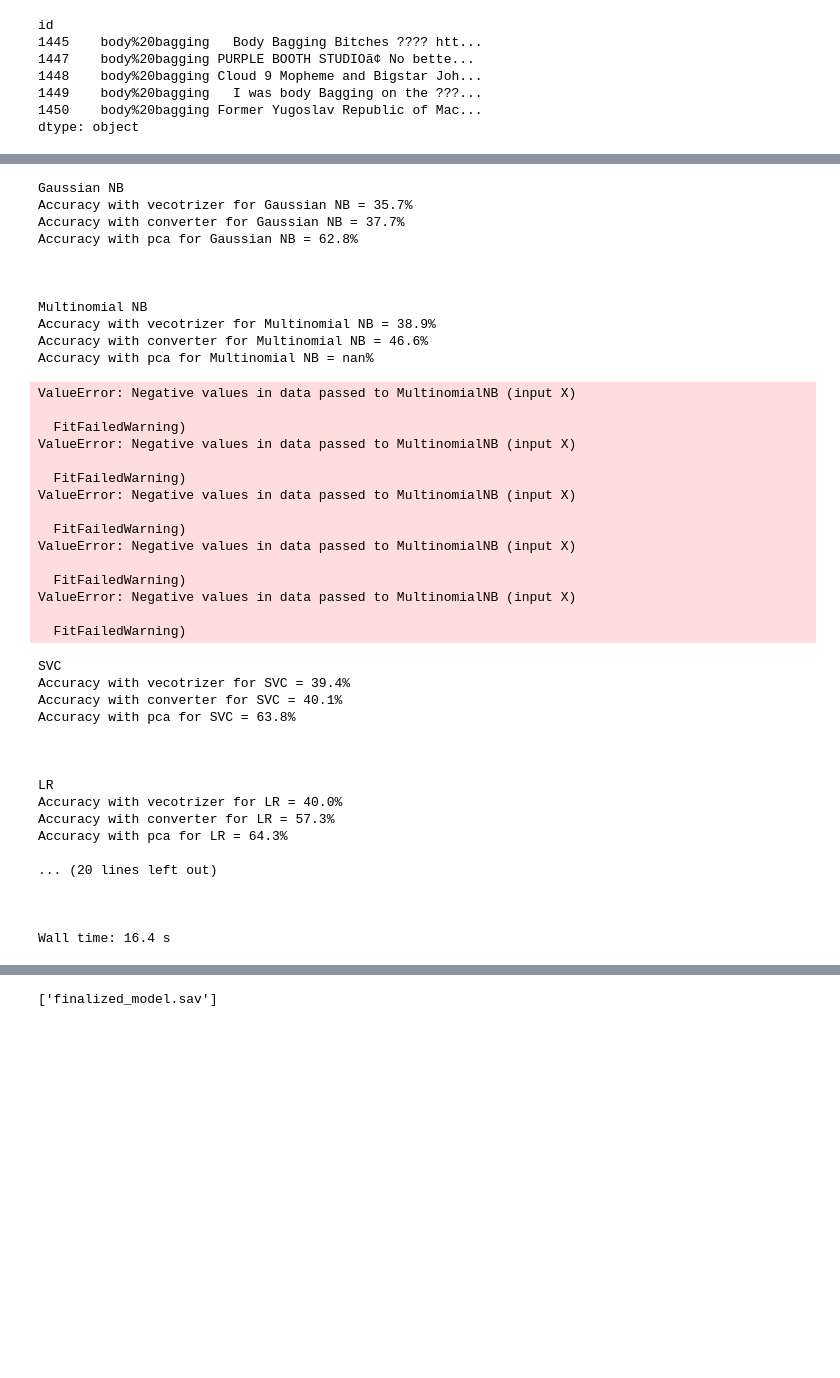
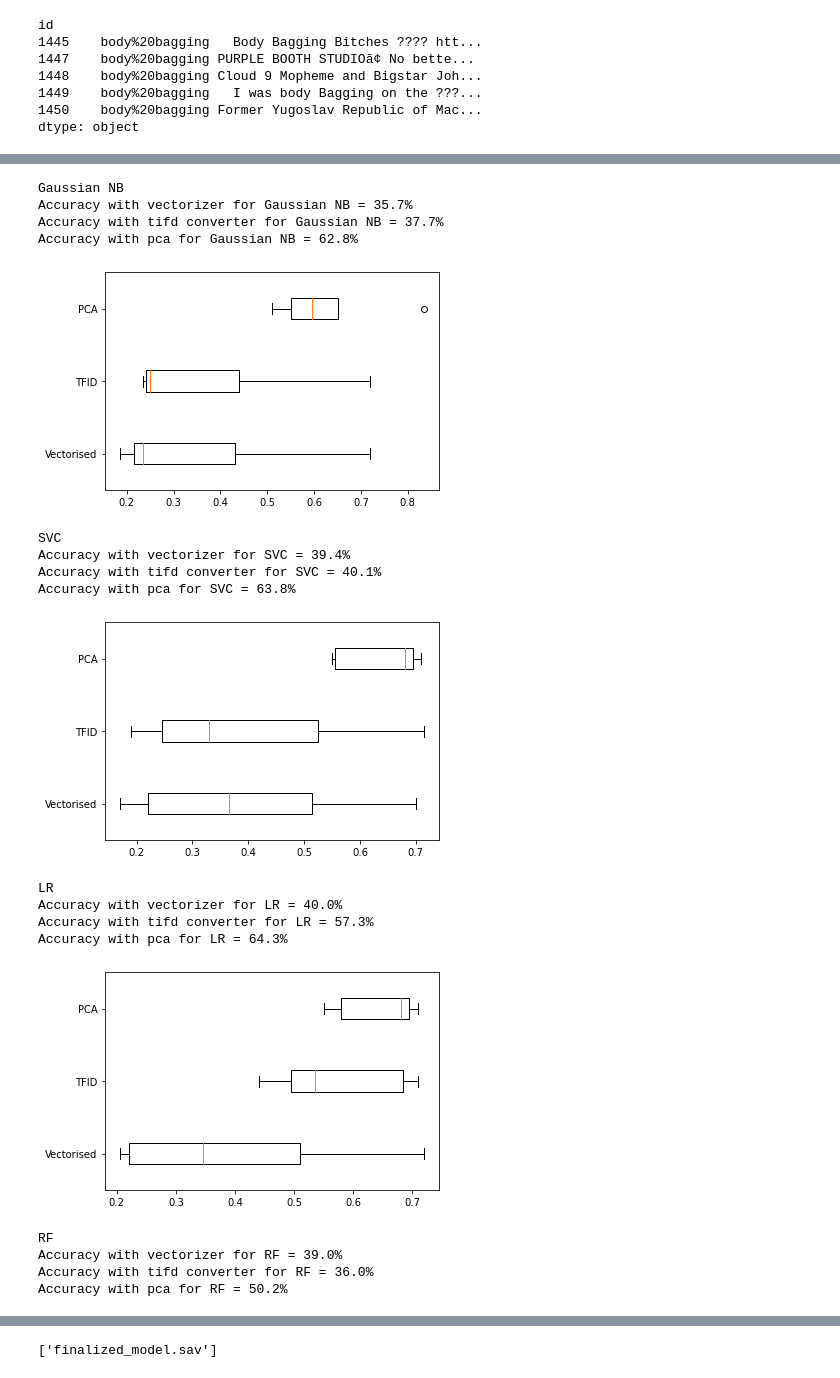
Before and after one commit to MrFlygerian/Tweet-classification, a Jupyter notebook: Kaggle Comp Notebook.ipynb, the cells around one changed output, grey strips where cells are left out. Saved outputs shown, nothing was run; the diff lists cells and outputs as text; code cells hidden in the pictures; blank space fills up the shorter version.

```diff
--- a/Kaggle Comp Notebook.ipynb
+++ b/Kaggle Comp Notebook.ipynb
@@ -198,69 +197,57 @@ def scores_list_to_df(scores):
 # %%
 %%time
 models = get_models()
 
 converter = TfidfTransformer()
 Tfid_train_array = converter.fit_transform(train_array).toarray()
 
 pca = PCA(n_components = 10, svd_solver='full')
 pca_train_array = pca.fit_transform(train_array)
 
+cv_scores = []
+
 scores = []
 for model in models:
     clf = models[model]
-    vec_score = np.mean(cross_val_score(clf,train_array, y, cv = 5))
-    Tfid_score = np.mean(cross_val_score(clf, Tfid_train_array, y, cv = 5))
-    pca_score = np.mean(cross_val_score(clf, pca_train_array, y, cv = ))
+
+    vec_scores = cross_val_score(clf,train_array, y, cv = 5)
+    mean_vec_score = np.mean(vec_scores)
+
+    tfid_scores = cross_val_score(clf, Tfid_train_array, y, cv = 5)
+    mean_tfid_score = np.mean(tfid_scores)
+
+    pca_scores = cross_val_score(clf, pca_train_array, y, cv = 5)
+    mean_pca_score = np.mean(pca_scores)
 
     print(model)
-    print(f"Accuracy with vectorizer for {model} = {vec_score:.1%}")
-    print(f"Accuracy with tifd converter for {model} = {Tfid_score:.1%}")
-    print(f"Accuracy with pca for {model} = {pca_score:.1%}")
+    print(f"Accuracy with vectorizer for {model} = {mean_vec_score:.1%}")
+    print(f"Accuracy with tifd converter for {model} = {mean_tfid_score:.1%}")
+    print(f"Accuracy with pca for {model} = {mean_pca_score:.1%}")
+
+    _ = plt.boxplot([vec_scores, tfid_scores, pca_scores], vert=False)
+    plt.yticks([1,2,3], ['Vectorised', 'TFID', 'PCA'])
+    plt.show()
     print("\n"*2)
 
-    score = {model:[vec_score, Tfid_score]}
+    score = {model:[mean_vec_score, mean_tfid_score, mean_pca_score]}
     scores.append(score)
 # %% [output]
 Gaussian NB
-Accuracy with vecotrizer for Gaussian NB = 35.7%
-Accuracy with converter for Gaussian NB = 37.7%
+Accuracy with vectorizer for Gaussian NB = 35.7%
+Accuracy with tifd converter for Gaussian NB = 37.7%
 Accuracy with pca for Gaussian NB = 62.8%
-
-
-
-Multinomial NB
-Accuracy with vecotrizer for Multinomial NB = 38.9%
-Accuracy with converter for Multinomial NB = 46.6%
-Accuracy with pca for Multinomial NB = nan%
+[figure, added]
-ValueError: Negative values in data passed to MultinomialNB (input X)
-
-  FitFailedWarning)
-ValueError: Negative values in data passed to MultinomialNB (input X)
-
-  FitFailedWarning)
-ValueError: Negative values in data passed to MultinomialNB (input X)
-
-  FitFailedWarning)
-ValueError: Negative values in data passed to MultinomialNB (input X)
-
-  FitFailedWarning)
-ValueError: Negative values in data passed to MultinomialNB (input X)
-
-  FitFailedWarning)
+SVC
+Accuracy with vectorizer for SVC = 39.4%
+Accuracy with tifd converter for SVC = 40.1%
+Accuracy with pca for SVC = 63.8%
+[figure, added]
-SVC
-Accuracy with vecotrizer for SVC = 39.4%
-Accuracy with converter for SVC = 40.1%
-Accuracy with pca for SVC = 63.8%
-
-
-
 LR
-Accuracy with vecotrizer for LR = 40.0%
-Accuracy with converter for LR = 57.3%
+Accuracy with vectorizer for LR = 40.0%
+Accuracy with tifd converter for LR = 57.3%
 Accuracy with pca for LR = 64.3%
-
-... (20 lines left out)
-
-
-
-Wall time: 16.4 s
+[figure, added]
+RF
+Accuracy with vectorizer for RF = 39.0%
+Accuracy with tifd converter for RF = 36.0%
+Accuracy with pca for RF = 50.2%
```
Also changed, not shown: parts of 27 cells of this notebook, 4 other files.
